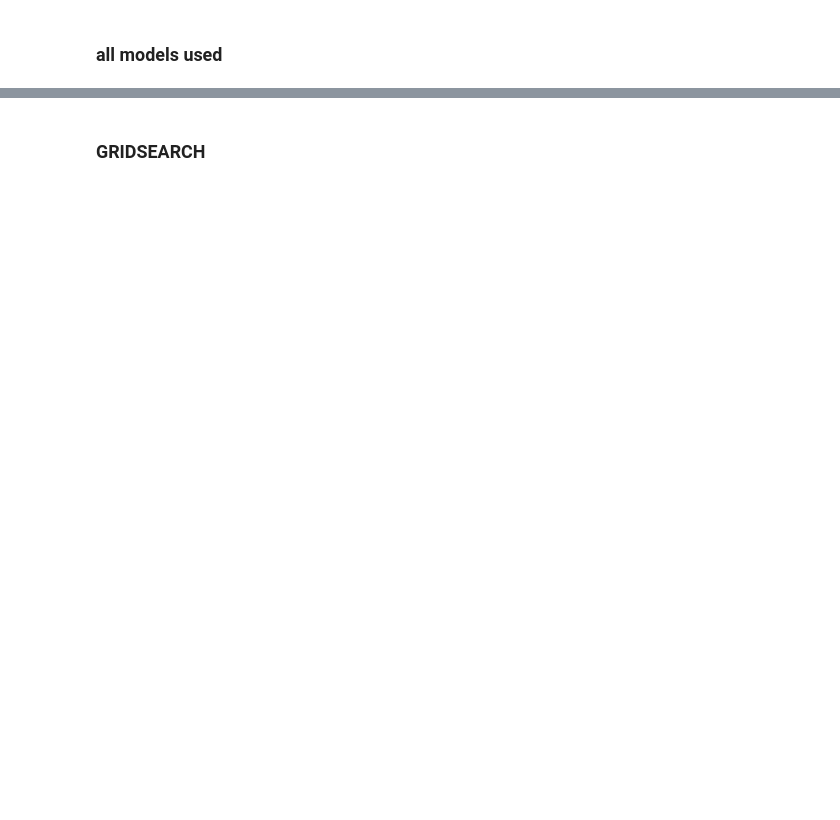
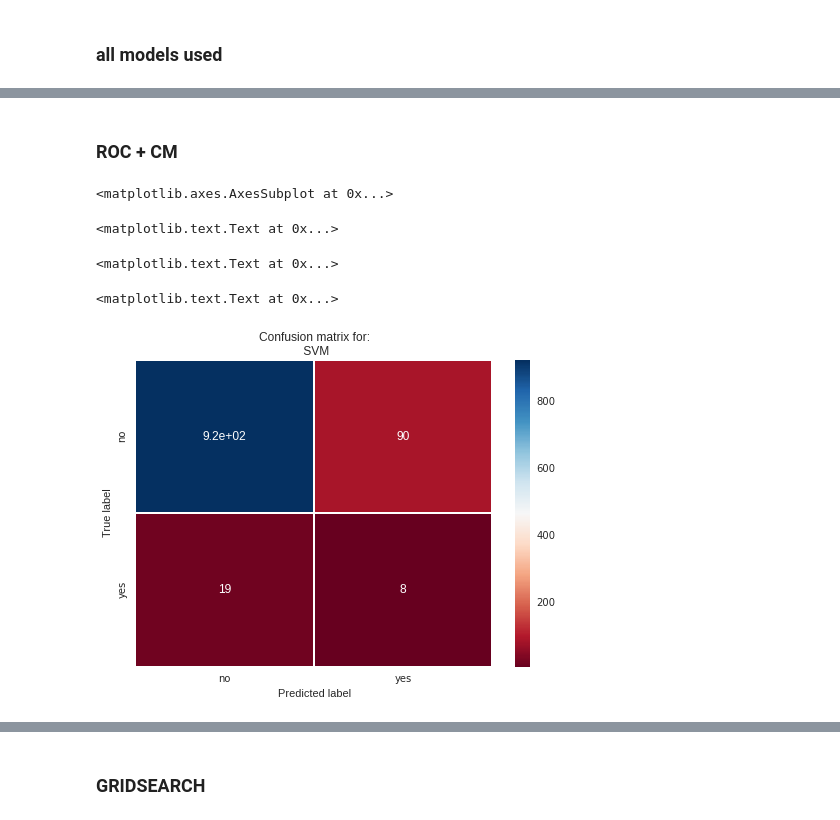
Before and after one commit to hope-yao/kaggle, a Jupyter notebook: Kaggle.ipynb, the cells around one changed output, grey strips where cells are left out. Cells and saved outputs as stored; diff of their text form; code cells hidden in the pictures; blank space fills up the shorter version.

```diff
--- a/Kaggle.ipynb
+++ b/Kaggle.ipynb
@@ -545,0 +299,6 @@ plt.title('Confusion matrix for:\n{}'.format(" Logistic Regression"));
+# %%
+clf_A = LogisticRegression(n_jobs=-1)
+clf_A1 = LogisticRegression(n_jobs=-1)
+clf_B = SVC(probability=True)
+clf_C = SGDClassifier(loss="hinge", penalty="l2")
+clf_D = RandomForestClassifier(n_jobs=-1)
@@ -545,0 +394,21 @@ plt.title('Confusion matrix for:\n{}'.format(" Logistic Regression"));
+# %% [markdown]
+### ROC   +    CM
+# %%
+from sklearn.metrics import confusion_matrix
+
+# Compute confusion matrix for a model
+model = clf_B
+y_pred = clf_B.predict(data_test)
+cm=confusion_matrix(y_pred,label_test)
+
+# view with a heatmap
+sns.heatmap(cm, annot=True, cmap='RdBu', xticklabels=['no', 'yes'], yticklabels=['no', 'yes'], linewidth=.5)
+plt.ylabel('True label')
+plt.xlabel('Predicted label')
+plt.title('Confusion matrix for:\n{}'.format(" SVM "))
+# %% [output]
+<matplotlib.axes.AxesSubplot at 0x...>
+<matplotlib.text.Text at 0x...>
+<matplotlib.text.Text at 0x...>
+<matplotlib.text.Text at 0x...>
+[figure, added]
```
Also changed, not shown: parts of 132 cells of this notebook.
